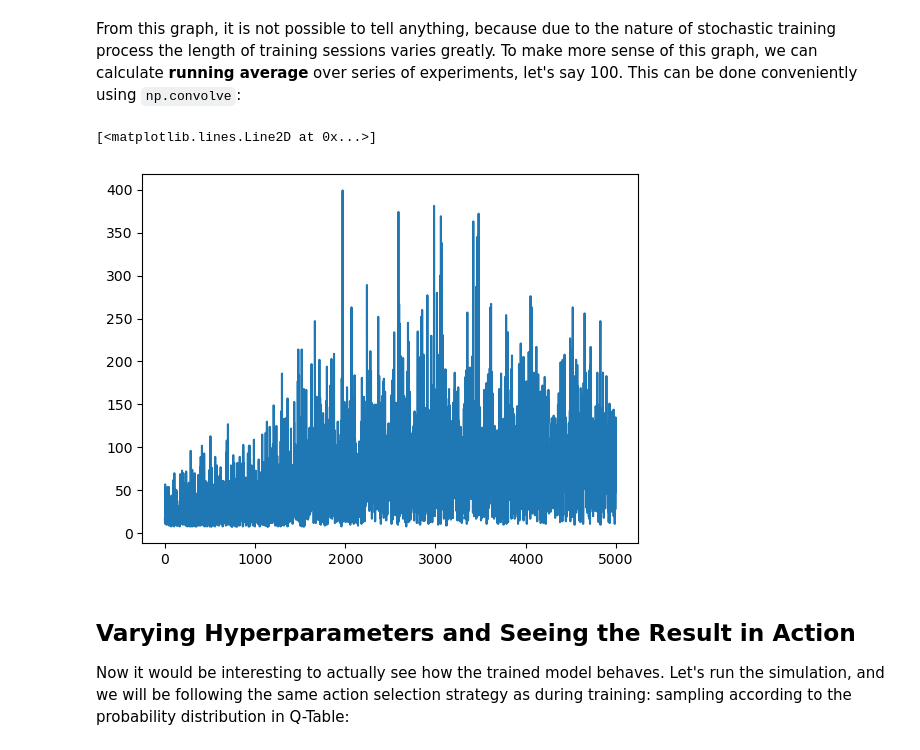
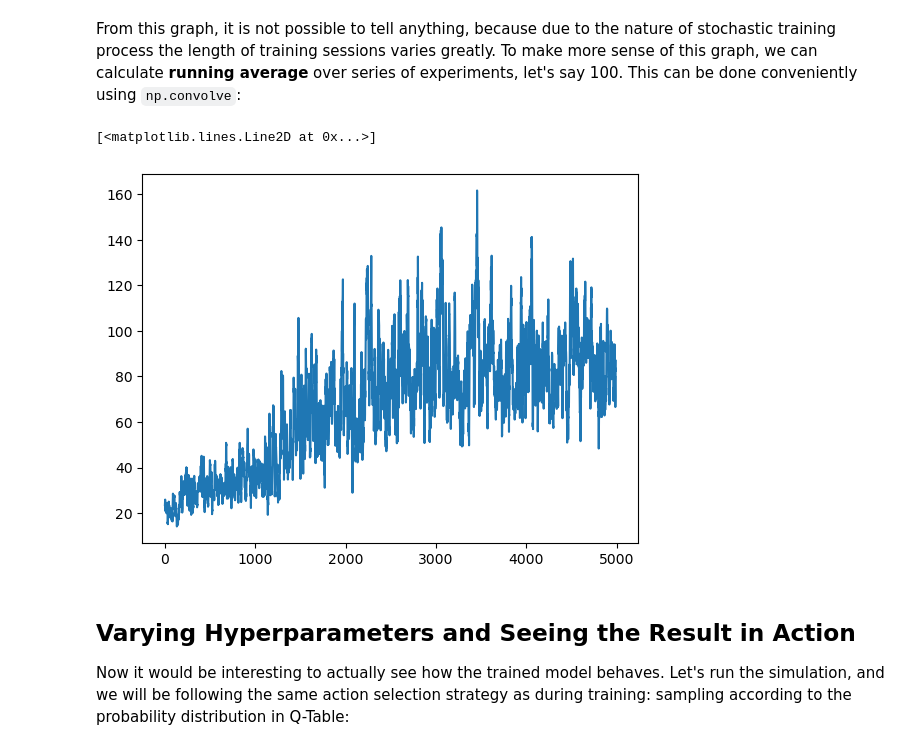
Before and after one commit to lukmanaj/ArewaDS-Machine-Learning-Assignments, a Jupyter notebook: week_10_Reinforcement_Learning/2-Gym/practice_notebook.ipynb, the cells around one changed output. Drawn from its saved outputs; the diff is of its cells as text; code cells hidden in the pictures.

```diff
--- a/week_10_Reinforcement_Learning/2-Gym/practice_notebook.ipynb
+++ b/week_10_Reinforcement_Learning/2-Gym/practice_notebook.ipynb
@@ -283,11 +283,11 @@ From this graph, it is not possible to tell anything, because due to the nature
 # %%
 def running_average(x,window):
     return np.convolve(x,np.ones(window)/window,mode='valid')
 
-plt.plot(running_average(rewards,1))
+plt.plot(running_average(rewards,10))
 # %% [output]
 [<matplotlib.lines.Line2D at 0x...>]
-[figure, old version]
+[figure, new version]
 # %% [markdown]
 ## Varying Hyperparameters and Seeing the Result in Action
 
```
